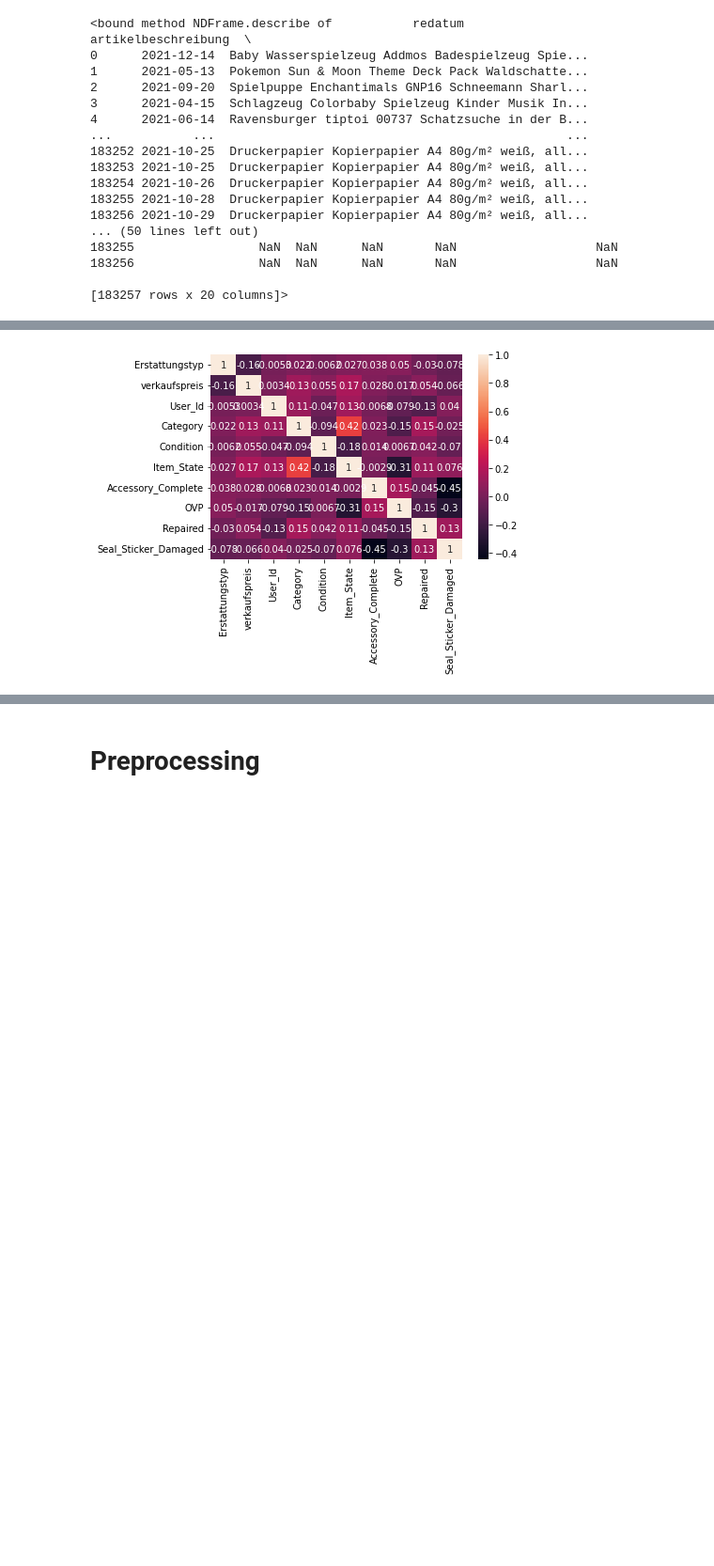
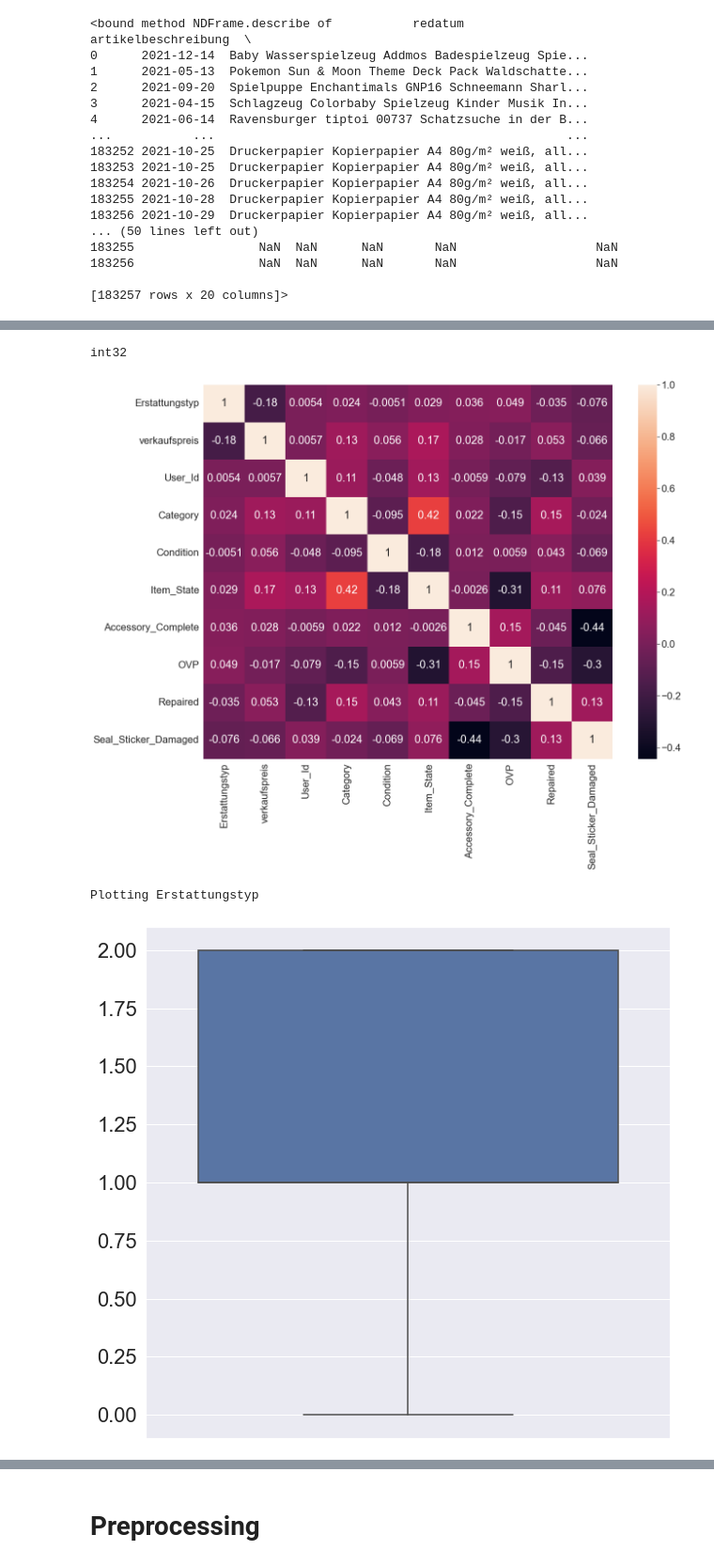
Before and after one commit to daniel-knape/Anwendungsfelder_Business_Analytics, a Jupyter notebook: notepads/Analysis.ipynb, the cells around one changed output, grey strips where cells are left out. Shown at 94% size. Cells and saved outputs as stored; diff of their text form; code cells hidden in the pictures; blank space fills up the shorter version.

```diff
--- a/notepads/Analysis.ipynb
+++ b/notepads/Analysis.ipynb
@@ -197,25 +139,55 @@ def exploratoryDataAnalysis(df):
 # %%
-df_corr = refunds[["Erstattungstyp", "verkaufspreis", "User_Id", "Category", "Condition", "Item_State", "Accessory_Complete", "OVP", "Repaired", "Seal_Sticker_Damaged"]]
+def eda(df):
+    df_corr = df[["Erstattungstyp", "verkaufspreis", "User_Id", "Category", "Condition", "Item_State", "Accessory_Complete", "OVP", "Repaired", "Seal_Sticker_Damaged"]]
 
-label_encoder_category = preprocessing.LabelEncoder()
-df_corr["Category"] = label_encoder_category.fit_transform(refunds["Category"])
 
-label_encoder_condition = preprocessing.LabelEncoder()
-df_corr["Condition"] = label_encoder_category.fit_transform(refunds["Condition"])
+    df_corr = df_corr[df_corr["Erstattungstyp"] != "Ersatz"]
 
-label_encoder_state = preprocessing.LabelEncoder()
-df_corr["Item_State"] = label_encoder_state.fit_transform(refunds["Item_State"])
+   # labels = df_corr["Erstattungstyp"].unique()
 
-label_encoder_repaird = preprocessing.LabelEncoder()
-df_corr["Repaired"] = label_encoder_repaird.fit_transform(refunds["Repaired"])
+   # labels = labels[labels != "Verkauf"]
 
-label_encoder_y = preprocessing.LabelEncoder()
-df_corr["Erstattungstyp"] = label_encoder_y.fit_transform(refunds["Erstattungstyp"])
+   # df_corr["Erstattungstyp"] = df_corr["Erstattungstyp"].replace(labels, "Erstattung")
+    df_corr = df_corr.reset_index(drop=True)
 
-df_corr["verkaufspreis"] = np.sqrt(df_corr["verkaufspreis"]**2)
+    label_encoder_category = preprocessing.LabelEncoder()
+    df_corr["Category"] = label_encoder_category.fit_transform(df_corr["Category"])
 
-corrMatrix = df_corr.corr()
-sn.heatmap(corrMatrix, annot=True)
-plt.show()
+    label_encoder_condition = preprocessing.LabelEncoder()
+    df_corr["Condition"] = label_encoder_condition.fit_transform(df_corr["Condition"])
+
+    label_encoder_state = preprocessing.LabelEncoder()
+    df_corr["Item_State"] = label_encoder_state.fit_transform(df_corr["Item_State"])
+
+    label_encoder_repaird = preprocessing.LabelEncoder()
+    df_corr["Repaired"] = label_encoder_repaird.fit_transform(df_corr["Repaired"])
+
+    label_encoder_y = preprocessing.LabelEncoder()
+    df_corr["Erstattungstyp"] = label_encoder_y.fit_transform(df_corr["Erstattungstyp"])
+
+    df_corr["verkaufspreis"] = np.sqrt(df_corr["verkaufspreis"]**2)
+    print(df_corr["Erstattungstyp"].dtype)
+    corrMatrix = df_corr.corr()
+    fig, ax = plt.subplots(figsize=(20, 15))
+    sn.set(font_scale=2)
+    sn.heatmap(corrMatrix, annot=True)
+    #ax.figure.axes[-1].yaxis.label.set_size(80)
+    plt.show()
+
+    for column in df_corr.columns:
+        print("Plotting " + str(column))
+        fig, ax = plt.subplots(figsize=(10, 10))
+        box = sn.boxplot(y=column, data=df_corr, showfliers = False)
+        box.set(xlabel=None , ylabel=None)
+        plt.show()
+
+        df_corr.hist(figsize=(10, 5), column=column, bins=50, xlabelsize=20, ylabelsize=20, legend=False)
+        plt.title("")
+        plt.show()
-# %% [output]
-[figure, removed]
+# %%
+eda(refunds)
+# %% [output]
+int32
+[figure, added]
+Plotting Erstattungstyp
+[figure, added]
```
Also changed, not shown: parts of 42 cells of this notebook, 2 other files.
